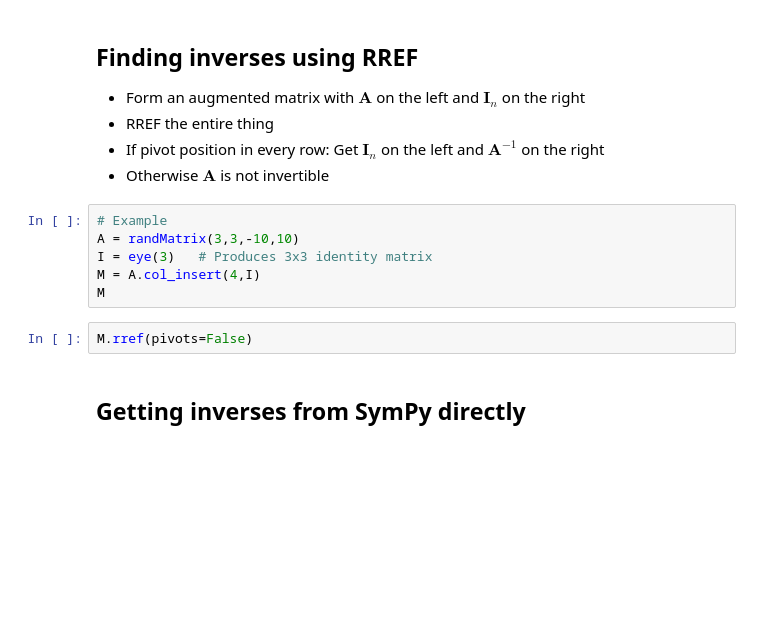
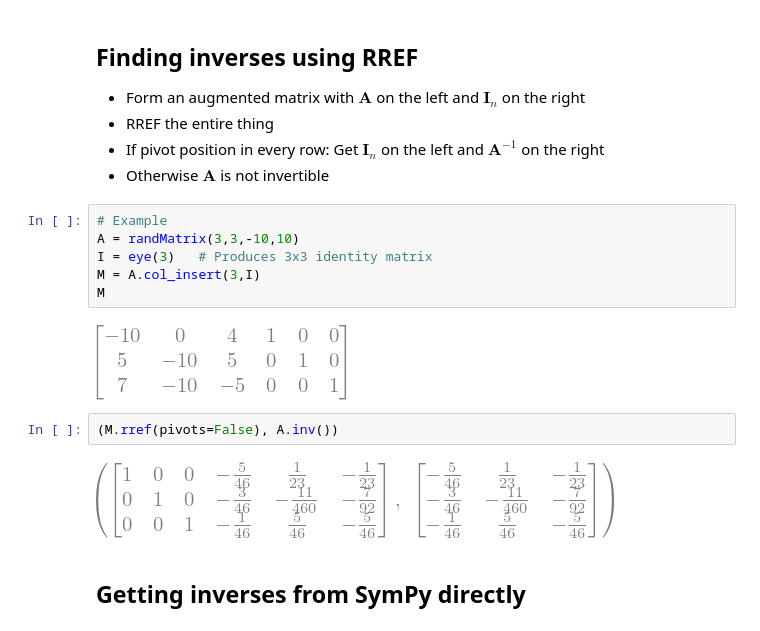
Before and after one commit to RobertTalbert/linalg-diffeq, a Jupyter notebook: lessons/MTH 302 Feb 2 Matrix algebra.ipynb, the cells around one changed output. Drawn from its saved outputs; the diff is of its cells as text; blank space fills up the shorter version.

```diff
--- a/lessons/MTH 302 Feb 2 Matrix algebra.ipynb
+++ b/lessons/MTH 302 Feb 2 Matrix algebra.ipynb
@@ -90,11 +96,15 @@ A*X
 # %%
 # Example
 A = randMatrix(3,3,-10,10)
 I = eye(3)   # Produces 3x3 identity matrix
-M = A.col_insert(4,I)
+M = A.col_insert(3,I)
 M
+# %% [output]
+[figure, added]
 # %%
-M.rref(pivots=False)
+(M.rref(pivots=False), A.inv())
+# %% [output]
+[figure, added]
 # %% [markdown]
 ## Getting inverses from SymPy directly
 # %%
```
Also changed, not shown: parts of 6 cells of this notebook.
